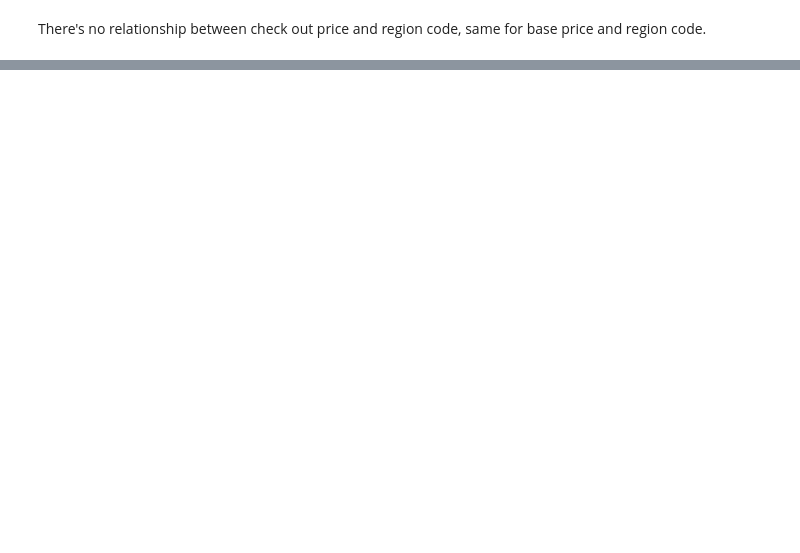
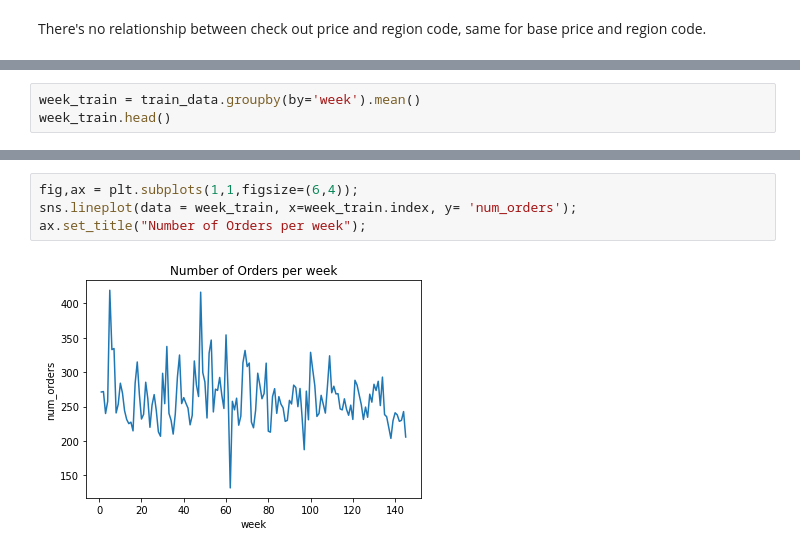
Before and after one commit to jihuali/aml-project, a Jupyter notebook: index.ipynb, the cells around one changed output, grey strips where cells are left out. Saved outputs shown, nothing was run; the diff lists cells and outputs as text; blank space fills up the shorter version.

```diff
--- a/index.ipynb
+++ b/index.ipynb
@@ -216,0 +258,3 @@ There's no relationship between check out price and region code, same for base p
+# %%
+week_train = train_data.groupby(by='week').mean()
+week_train.head()
@@ -216,0 +280,6 @@ There's no relationship between check out price and region code, same for base p
+# %%
+fig,ax = plt.subplots(1,1,figsize=(6,4));
+sns.lineplot(data = week_train, x=week_train.index, y= 'num_orders');
+ax.set_title("Number of Orders per week");
+# %% [output]
+[figure, added]
```
Also changed, not shown: parts of 29 cells of this notebook, 1 other file.
